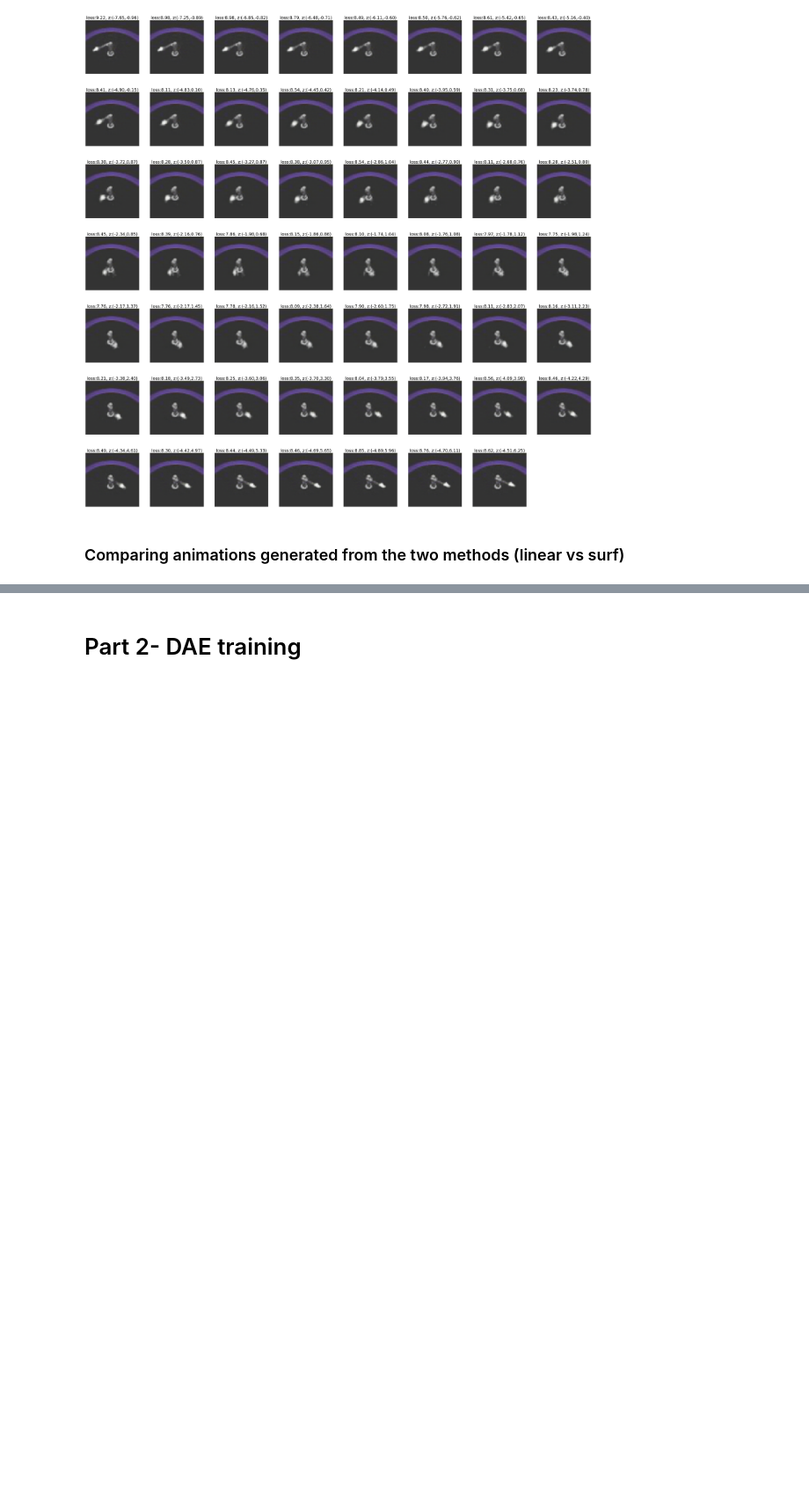
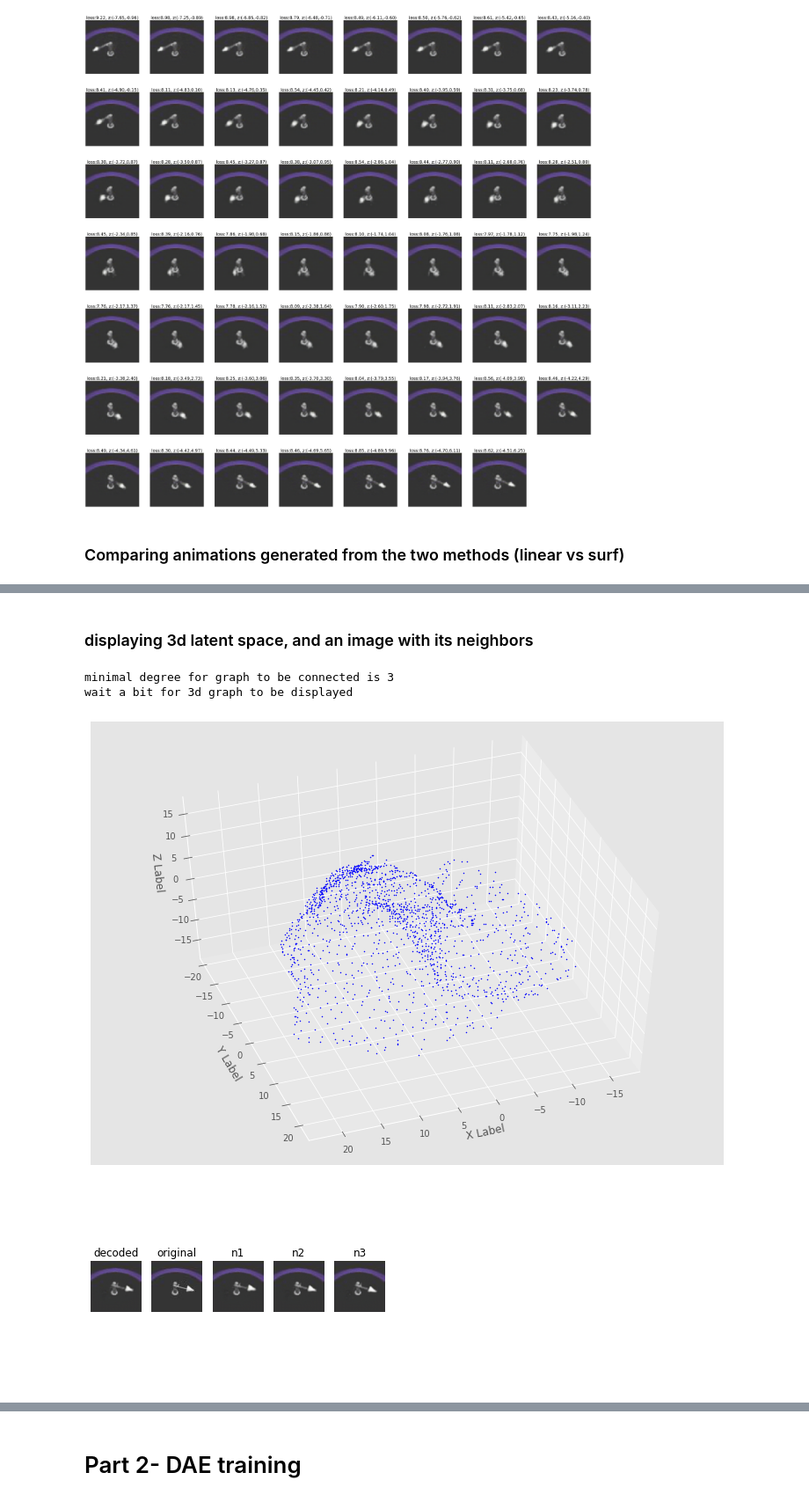
Before and after one commit to Iddoyadlin/DeepLearningCS3598, a Jupyter notebook: graph.ipynb, the cells around one changed output, grey strips where cells are left out. Shown at 88% size. Cells and saved outputs as stored; diff of their text form; code cells hidden in the pictures; blank space fills up the shorter version.

Commit message:
3d latent space

```diff
--- a/graph.ipynb
+++ b/graph.ipynb
@@ -182,12 +182,12 @@ def get_shortest_path_graph(G, source, destination):
         G2.add_edge(path[i], path[i+1], weight=data['weight'])
     return G2, path
 
-def display_path_graph(G, path):
+def display_path_graph(G, path, view_params=None):
     G2= nx.Graph()
     G2.add_nodes_from(G.nodes(data=True))
     for i in range(len(path)-1):
         G2.add_edge(path[i], path[i+1])
-    display_latent_space(G2, with_edges=True)
+    display_latent_space(G2, with_edges=True, view_params=view_params)
 
 def display_latent_space(G, with_edges=False, view_params=None):
     if view_params is None:
@@ -214,11 +214,10 @@ def display_latent_space(G, with_edges=False, view_params=None):
                 xi = value[0]
                 yi = value[1]
                 zi = value[2]
-                #rint('here')
                 ax.scatter(xi, yi, zi, s=1, c='blue')
 
             if with_edges:
-                for i,j in enumerate(G2.edges()):
+                for i,j in enumerate(G.edges()):
                     x = np.array((pos[j[0]][0], pos[j[1]][0]))
                     y = np.array((pos[j[0]][1], pos[j[1]][1]))
                     z = np.array((pos[j[0]][2], pos[j[1]][2]))
@@ -490,0 +520,13 @@ HTML('<div> linear <img src=2d_linear.gif> </img> <img src=2d_surfing.gif> surfi
+# %% [markdown]
+### displaying 3d latent space, and an image with its neighbors
+# %%
+G = get_graph(points,dist_type='euclidean',start_k=1, max_k=1000)
+k = max(deg for deg in G.degree)[1]
+print('minimal degree for graph to be connected is {}'.format(k))
+display_latent_space(G, with_edges=False)
+display_neighbors_for_latent_image(encoding,model, 0)
+# %% [output]
+minimal degree for graph to be connected is 3
+wait a bit for 3d graph to be displayed
+[figure, added]
+[figure, added]
```
Also changed, not shown: parts of 9 cells of this notebook.
